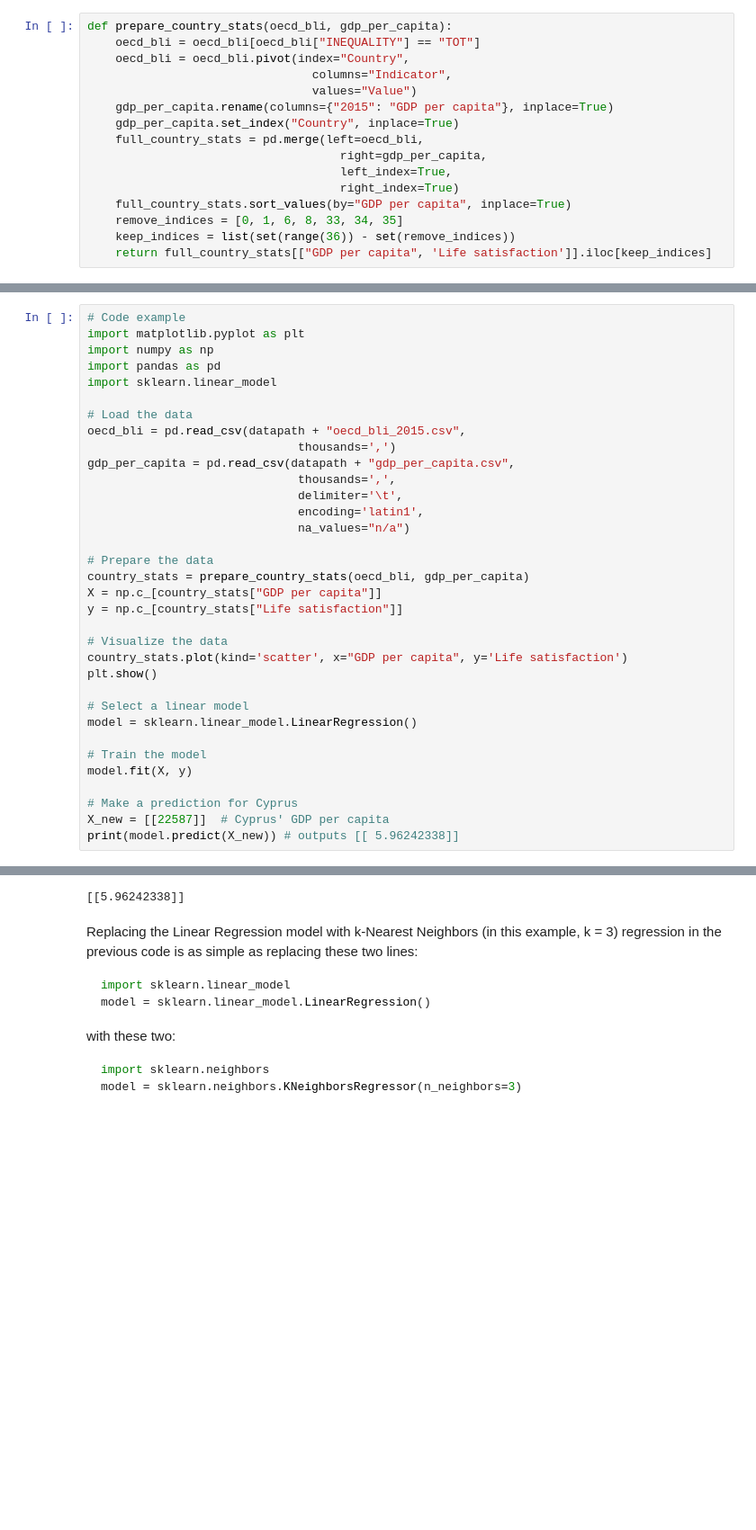
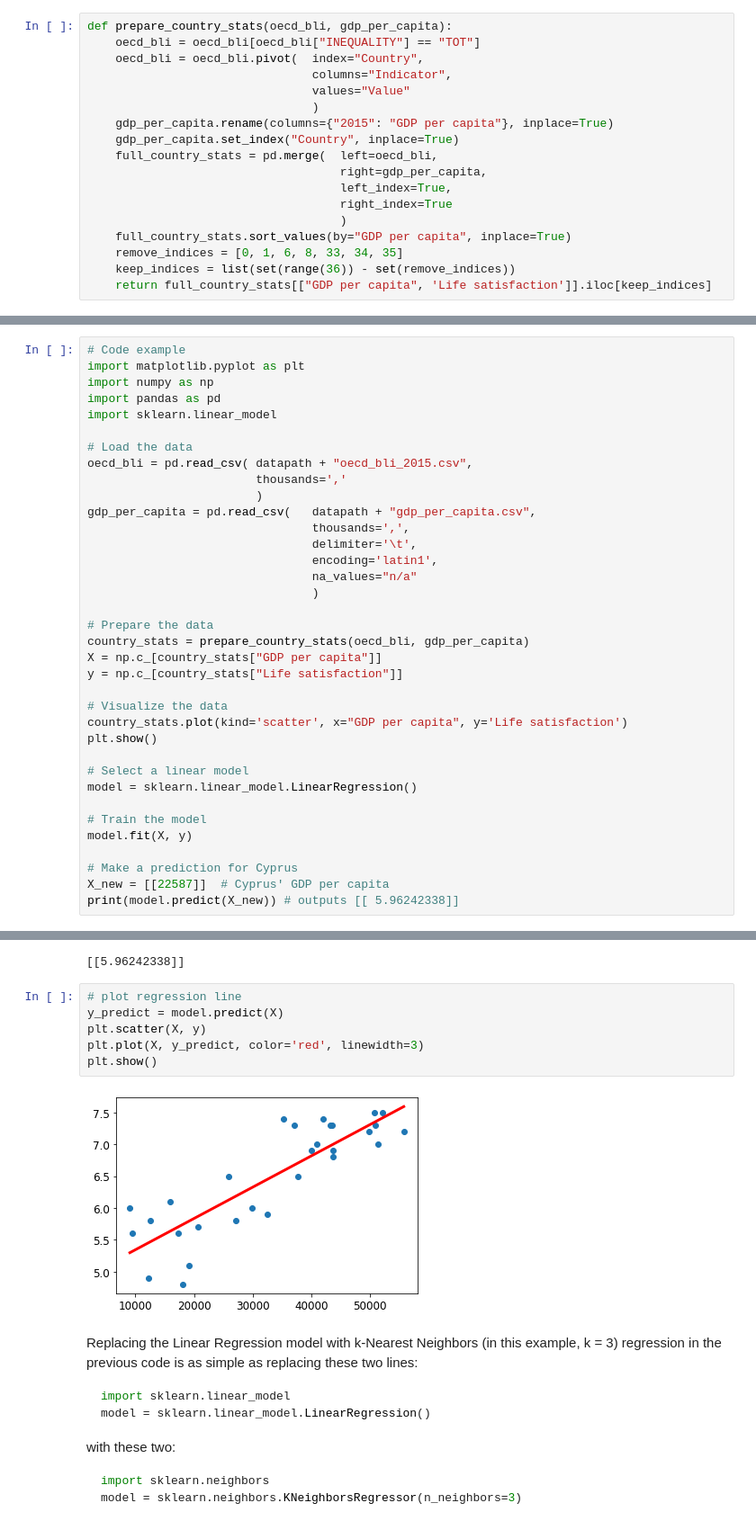
Before and after one commit to anselmoaraujo/handson-ml2, a Jupyter notebook: 01_the_machine_learning_landscape.ipynb, the cells around one changed output, grey strips where cells are left out. Shown at 90% size. Drawn from its saved outputs; the diff is of its cells as text; blank space fills up the shorter version.

Commit message:
included code to plot model line

```diff
--- a/01_the_machine_learning_landscape.ipynb
+++ b/01_the_machine_learning_landscape.ipynb
@@ -31,15 +31,17 @@ This function just merges the OECD's life satisfaction data and the IMF's GDP pe
 # %%
 def prepare_country_stats(oecd_bli, gdp_per_capita):
     oecd_bli = oecd_bli[oecd_bli["INEQUALITY"] == "TOT"]
-    oecd_bli = oecd_bli.pivot(index="Country",
+    oecd_bli = oecd_bli.pivot(  index="Country",
                                 columns="Indicator",
-                                values="Value")
+                                values="Value"
+                                )
     gdp_per_capita.rename(columns={"2015": "GDP per capita"}, inplace=True)
     gdp_per_capita.set_index("Country", inplace=True)
-    full_country_stats = pd.merge(left=oecd_bli,
+    full_country_stats = pd.merge(  left=oecd_bli,
                                     right=gdp_per_capita,
                                     left_index=True,
-                                    right_index=True)
+                                    right_index=True
+                                    )
     full_country_stats.sort_values(by="GDP per capita", inplace=True)
     remove_indices = [0, 1, 6, 8, 33, 34, 35]
     keep_indices = list(set(range(36)) - set(remove_indices))
@@ -76,13 +78,15 @@ import pandas as pd
 import sklearn.linear_model
 
 # Load the data
-oecd_bli = pd.read_csv(datapath + "oecd_bli_2015.csv",
-                              thousands=',')
-gdp_per_capita = pd.read_csv(datapath + "gdp_per_capita.csv",
-                              thousands=',',
-                              delimiter='\t',
-                              encoding='latin1',
-                              na_values="n/a")
+oecd_bli = pd.read_csv( datapath + "oecd_bli_2015.csv",
+                        thousands=','
+                        )
+gdp_per_capita = pd.read_csv(   datapath + "gdp_per_capita.csv",
+                                thousands=',',
+                                delimiter='\t',
+                                encoding='latin1',
+                                na_values="n/a"
+                                )
 
 # Prepare the data
 country_stats = prepare_country_stats(oecd_bli, gdp_per_capita)
@@ -105,6 +109,14 @@ print(model.predict(X_new)) # outputs [[ 5.96242338]]
 # %% [output]
 [figure]
 [[5.96242338]]
+# %%
+# plot regression line
+y_predict = model.predict(X)
+plt.scatter(X, y)
+plt.plot(X, y_predict, color='red', linewidth=3)
+plt.show()
+# %% [output]
+[figure, added]
 # %% [markdown]
 Replacing the Linear Regression model with k-Nearest Neighbors (in this example, k = 3) regression in the previous code is as simple as replacing these two
 lines:
```
Also changed, not shown: parts of 2 cells of this notebook, 1 other file.
